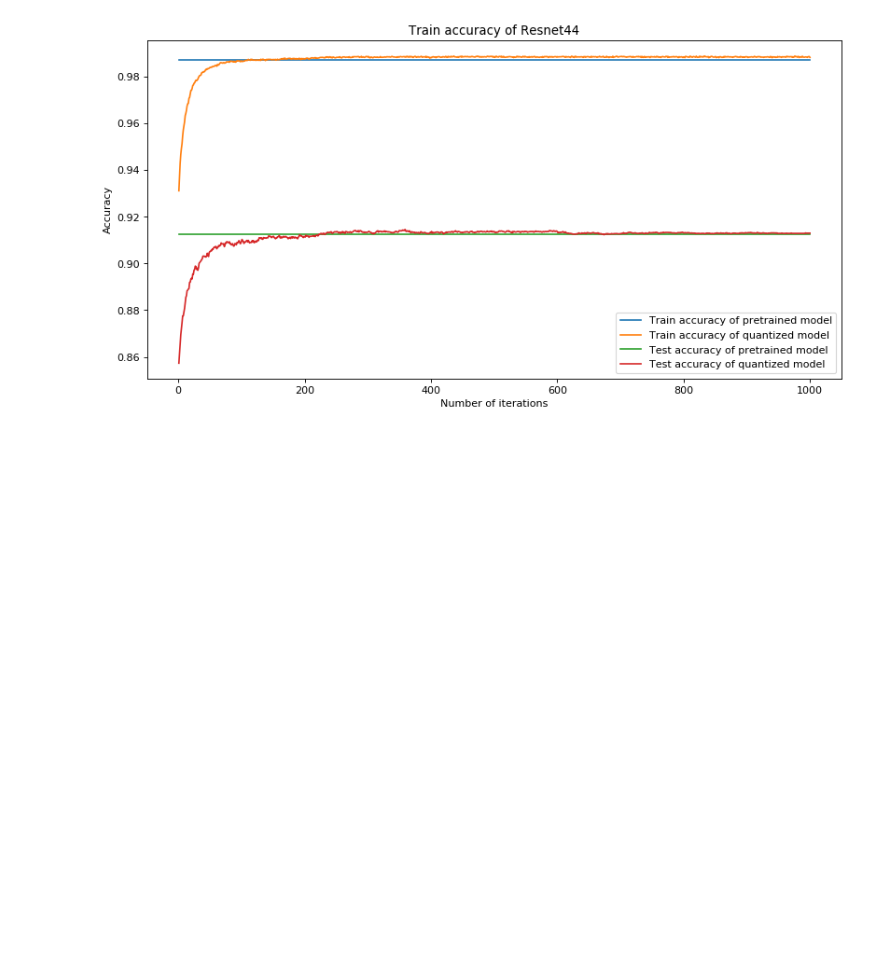
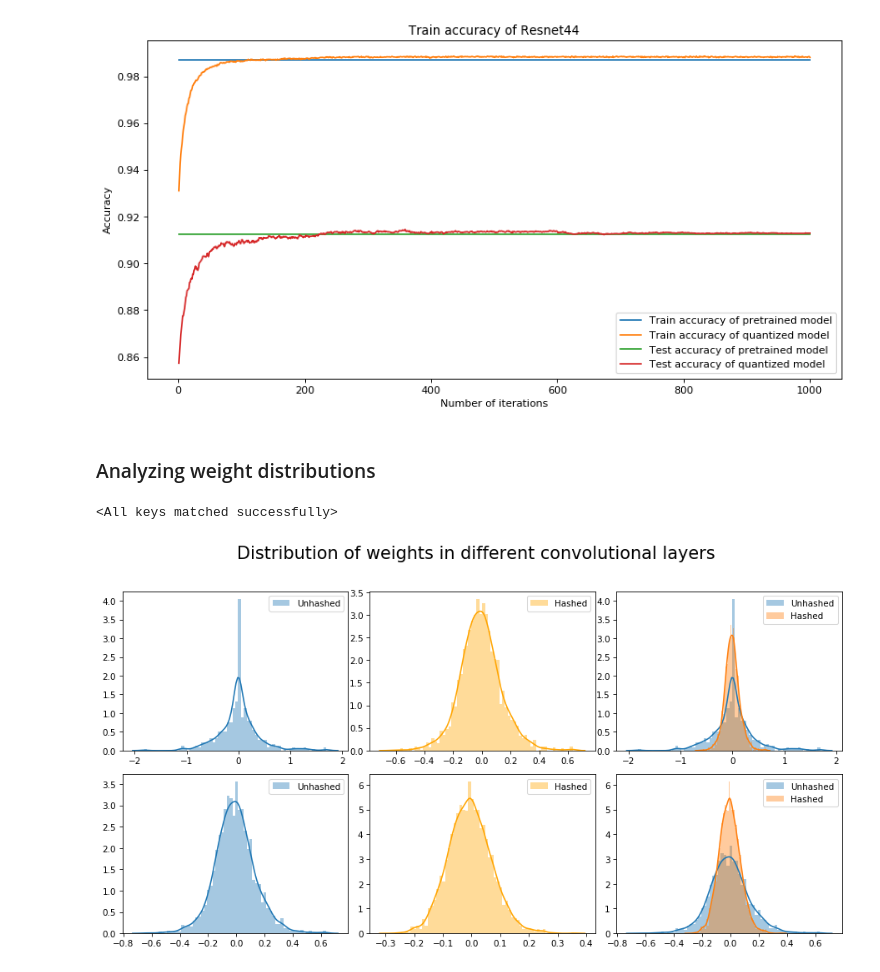
Before and after one commit to aghinsa/HashedConv, a Jupyter notebook: workspace/quant/inference/Inference.ipynb, the cells around one changed output. Saved outputs shown, nothing was run; the diff lists cells and outputs as text; code cells hidden in the pictures; blank space fills up the shorter version.

```diff
--- a/workspace/quant/inference/Inference.ipynb
+++ b/workspace/quant/inference/Inference.ipynb
@@ -73,3 +216,65 @@ for model_name in model_names:
 [figure]
 [figure]
 [figure]
+# %% [markdown]
+### Analyzing weight distributions
+# %%
+model = resnet32()
+fp = lambda name:f"../pytorch_resnet/pretrained_models/{name}.th"
+model.load_state_dict(load_resnet(fp("resnet32")))
+# %% [output]
+<All keys matched successfully>
+# %%
+with open("../checkpoint_bit_quantizer/resnet32_quantizer",'rb') as f:
+    bit_quantizer = dill.load(f)
+hashed_model = bit_quantizer.get_hashed_model()
+hashed_model.cpu();
+# %%
+layer_paths = get_layers_path(model)
+conv_layers = [ getattr_by_path_list(model,p) for p in layer_paths  ]
+conv_layers = [x for x in conv_layers if isinstance(x,nn.Conv2d)]
+to_view = [0,2,18,22]
+conv_layers_model = [conv_layers[x] for x in to_view]
+
+layer_paths = get_layers_path(hashed_model)
+conv_layers = [ getattr_by_path_list(hashed_model,p) for p in layer_paths  ]
+conv_layers = [x for x in conv_layers if isinstance(x,nn.Conv2d)]
+to_view = [2,18,0,22]
+to_view = [2,18] # Good perfomance
+conv_layers_hashed_model = [conv_layers[x] for x in to_view]
+
+
+# plotting
+
+n = 2
+fig, ax = plt.subplots(n,3, figsize=(12,6),dpi=75)
+
+for i in range(n):
+    layer = conv_layers_model[i]
+    w = layer.weight.data
+    j = 0
+    ax[i][j] = sn.distplot(w.reshape(-1,1),bins=64,norm_hist=False,ax=ax[i][j],label="Unhashed")
+
+    layer = conv_layers_hashed_model[i]
+    j = 1
+    w = layer.weight.data
+    ax[i][j] = sn.distplot(w.reshape(-1,1),bins=64,norm_hist=False,
+                           ax=ax[i][j],color='orange',label="Hashed")
+
+    j = 2
+
+    layer = conv_layers_model[i]
+    w = layer.weight.data
+    ax[i][j] = sn.distplot(w.reshape(-1,1),bins=64,norm_hist=False,ax=ax[i][j],label="Unhashed")
+
+    layer = conv_layers_hashed_model[i]
+    w = layer.weight.data
+    ax[i][j] = sn.distplot(w.reshape(-1,1),bins=64,norm_hist=False,ax=ax[i][j],label="Hashed")
+
+for i in range(n):
+    for j in range(3):
+        ax[i][j].legend()
+fig.suptitle('Distribution of weights in different convolutional layers', position=(.5,1.1), fontsize=20)
+fig.tight_layout()
+# %% [output]
+[figure, added]
```
Also changed, not shown: parts of 11 cells of this notebook, 27 other files.
